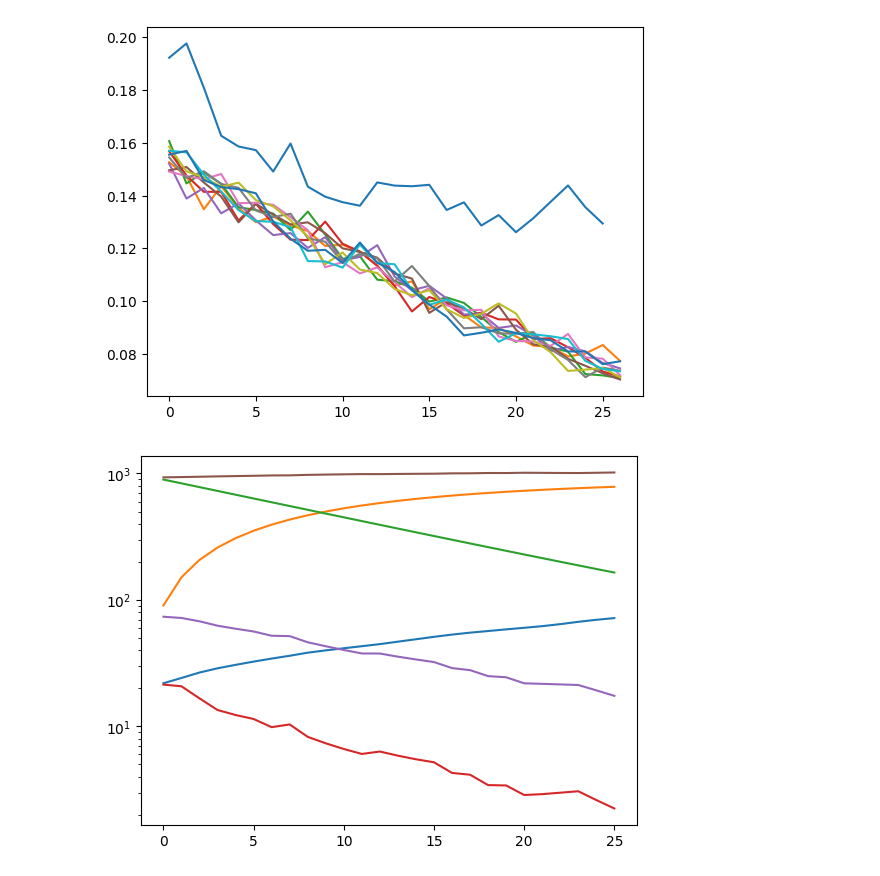
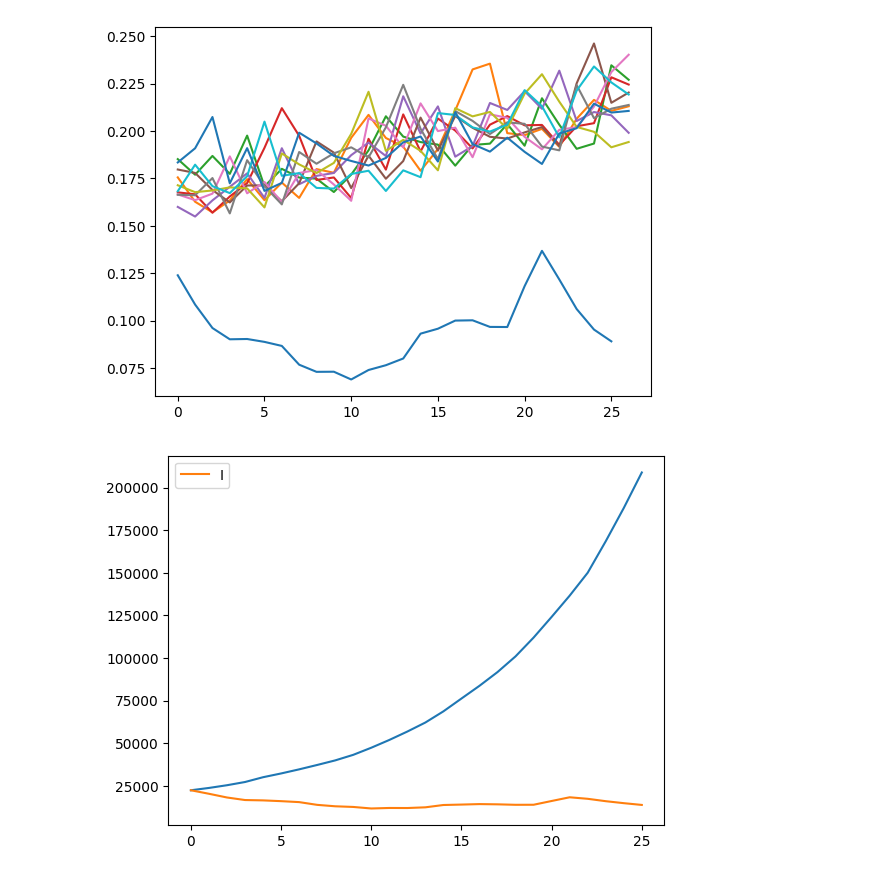
Before and after one commit to atiumcache/PF_forecast, a Jupyter notebook: juptyer notebooks/LSODA_forecasting.ipynb, the cells around one changed output. Drawn from its saved outputs; the diff is of its cells as text; code cells hidden in the pictures.

```diff
--- a/juptyer notebooks/LSODA_forecasting.ipynb
+++ b/juptyer notebooks/LSODA_forecasting.ipynb
@@ -8,7 +8,7 @@ import pandas as pd
 
 state = "AZ"
 
-predicted_beta = pd.read_csv('../datasets/out_logit-beta_trj_bootp.csv').to_numpy()
+predicted_beta = pd.read_csv('../datasets/out_beta_trj_bootp.csv').to_numpy()
 predicted_beta = np.delete(predicted_beta,0,1)
 
 observations = pd.read_csv(f'../datasets/{state}_FLU_HOSPITALIZATIONS.csv').to_numpy()
@@ -21,7 +21,9 @@ pf_beta = pd.read_csv('../datasets/average_beta.csv').to_numpy()
 pf_beta = np.delete(pf_beta,0,1)
 
 
-plt.plot(pf_beta[60:86])
+t_span = [65,91]
+
+plt.plot(pf_beta[t_span[0]:t_span[1]])
 #plt.plot([p_beta(t) for t in range(26)])
 for i in range(10):
     plt.plot(predicted_beta[i,:])
@@ -66,20 +68,18 @@ def Jacobian(t,state,par):
 
 
 def beta(t):
-    return float(pf_beta[t])
+    return predicted_beta[50,int(t-t_span[0])]
 
 
 
-t_span = [60.0,86.0]
-
-state = np.mean(estimated_state[round(t_span[0] - 10):round(t_span[0])],axis=0)
+state = estimated_state[t_span[0],:]
 y0 = np.concatenate((state,observations[round(t_span[0])]))
 
 
 par={
 "beta":beta,
 "gamma":0.1,
-"hosp":15,
+"hosp":10,
 "L":90,
 "D":10}
 
@@ -87,44 +87,41 @@ sol =  solve_ivp(fun=lambda t,z: RHS_H(t,z,par),
                     jac=lambda t,z:Jacobian(t,z,par),
                     t_span=t_span,
                     t_eval= np.linspace(t_span[0],t_span[1],num=round(t_span[1] - t_span[0])),
                     y0=y0,
                     method='LSODA')
-plt.yscale('log')
+
+labels = ['S','I','R','H']
 for i in range(1,4):
     plt.plot(sol.y[i,:])
-plt.plot(estimated_state[round(t_span[0]):round(t_span[1]),1:4])
-plt.show()
+    plt.plot(estimated_state[round(t_span[0]):round(t_span[1]),i],label = labels[i])
+    plt.legend()
+    plt.show()
 
 plt.plot(observations[round(t_span[0]):round(t_span[1])])
 plt.plot(np.diff(sol.y[4,:]))
 plt.show()
 
-def fixed(t):
-    return 0.15 - 0.01 * t
-
-
 par_p={
-"beta":fixed,
+"beta":beta,
 "gamma":0.1,
 "hosp":15,
 "L":90,
 "D":10}
 
-t_span = [60.0,86.0]
 
-y0 = np.concatenate((state,observations[60]))
+y0 = np.concatenate((state,observations[t_span[0]]))
 sol =  solve_ivp(fun=lambda t,z: RHS_H(t,z,par_p),
                     jac=lambda t,z:Jacobian(t,z,par_p),
                     t_span=t_span,
-                    t_eval= np.linspace(60.0,86.0,num=26),
+                    t_eval= np.linspace(t_span[0],t_span[1],num=26),
                     y0=y0,
                     method='LSODA')
 
 plt.title('New Hospitalizations')
 plt.plot(np.diff(sol.y[4,:]),label = "Predicted")
-plt.plot(observations[60:86],label = "Real")
+plt.plot(observations[t_span[0]:t_span[1]],label = "Real")
 plt.legend()
 plt.show()
 # %% [output]
-[figure, old version]
+[figure, new version]
-[figure, old version]
+[figure, new version]
```
Also changed, not shown: parts of 1 cell of this notebook, 20 other files.
